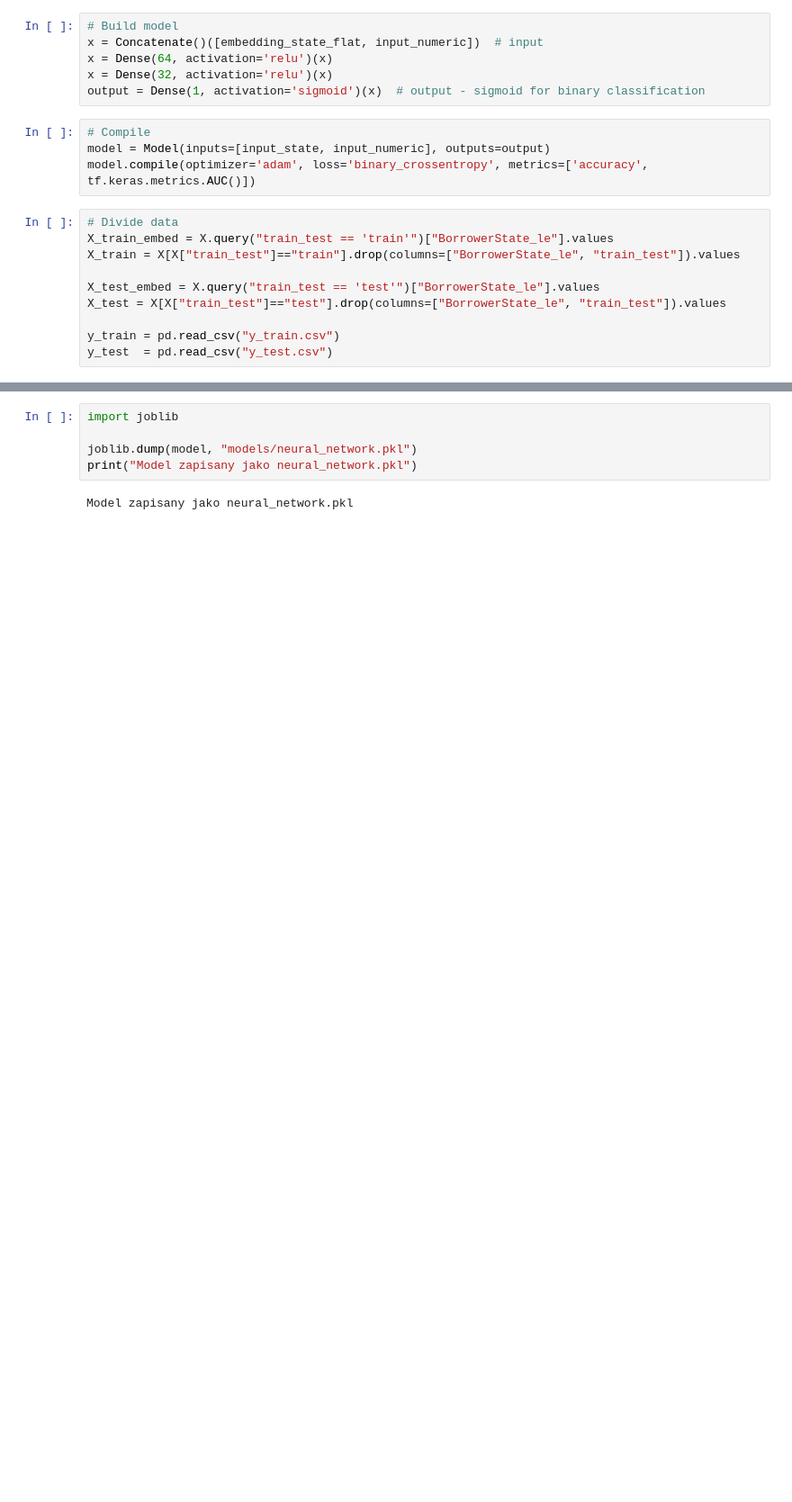
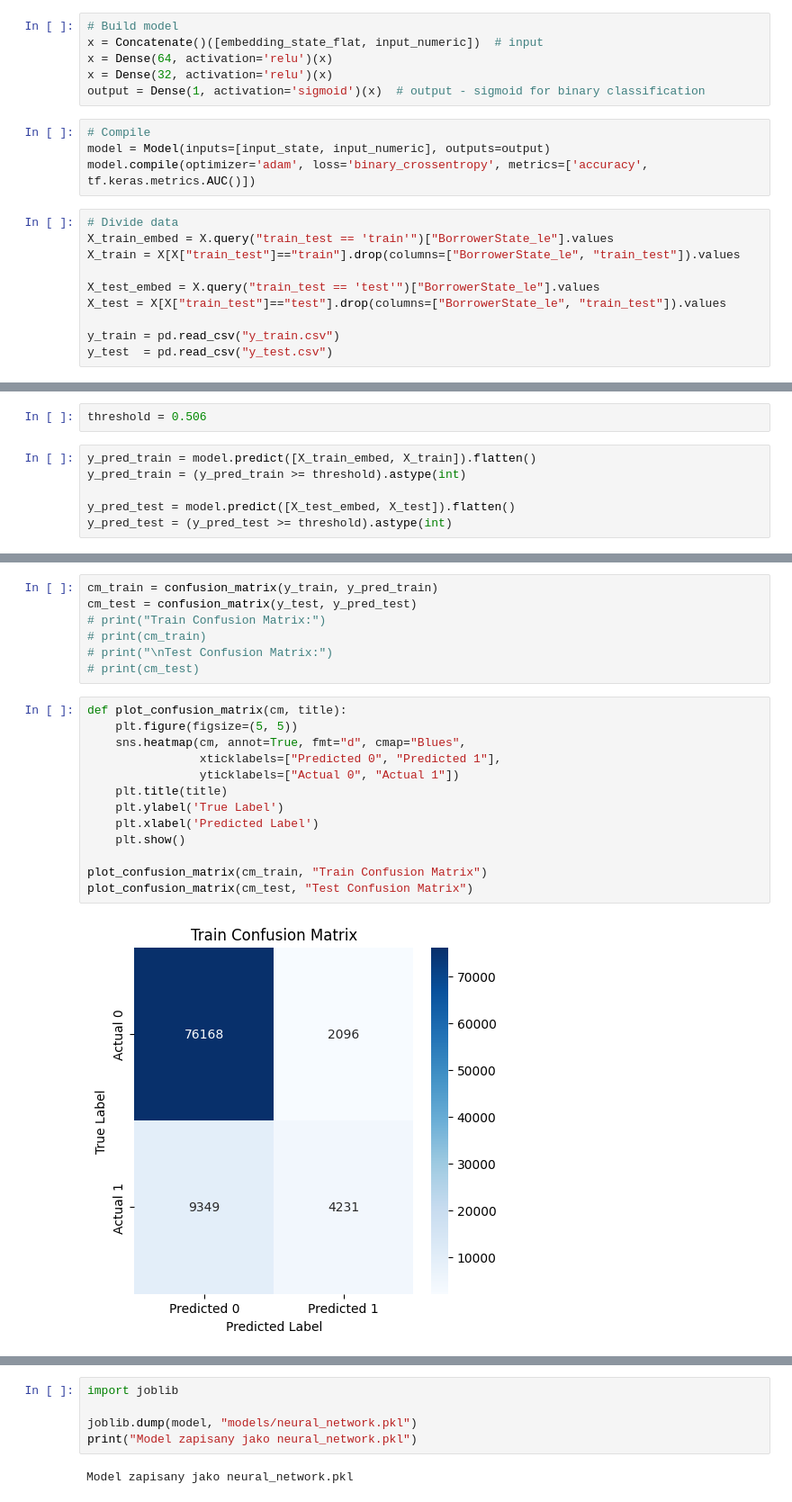
Before and after one commit to hoanganhlinh/MRK-projekt, a Jupyter notebook: 04_neural_network.ipynb, the cells around one changed output, grey strips where cells are left out. Shown: that part at 90% size. Saved outputs shown, nothing was run; the diff lists cells and outputs as text; blank space fills up the shorter version.

```diff
--- a/04_neural_network.ipynb
+++ b/04_neural_network.ipynb
@@ -270,0 +329,8 @@ Accuracy: 0.8621, AUC: 0.8445
+# %%
+threshold = 0.506
+# %%
+y_pred_train = model.predict([X_train_embed, X_train]).flatten()
+y_pred_train = (y_pred_train >= threshold).astype(int)
+
+y_pred_test = model.predict([X_test_embed, X_test]).flatten()
+y_pred_test = (y_pred_test >= threshold).astype(int)
@@ -270,0 +340,22 @@ Accuracy: 0.8621, AUC: 0.8445
+# %%
+cm_train = confusion_matrix(y_train, y_pred_train)
+cm_test = confusion_matrix(y_test, y_pred_test)
+# print("Train Confusion Matrix:")
+# print(cm_train)
+# print("\nTest Confusion Matrix:")
+# print(cm_test)
+# %%
+def plot_confusion_matrix(cm, title):
+    plt.figure(figsize=(5, 5))
+    sns.heatmap(cm, annot=True, fmt="d", cmap="Blues",
+                xticklabels=["Predicted 0", "Predicted 1"],
+                yticklabels=["Actual 0", "Actual 1"])
+    plt.title(title)
+    plt.ylabel('True Label')
+    plt.xlabel('Predicted Label')
+    plt.show()
+
+plot_confusion_matrix(cm_train, "Train Confusion Matrix")
+plot_confusion_matrix(cm_test, "Test Confusion Matrix")
+# %% [output]
+[figure, added]
```
Also changed, not shown: parts of 8 cells of this notebook, 1 other file.
